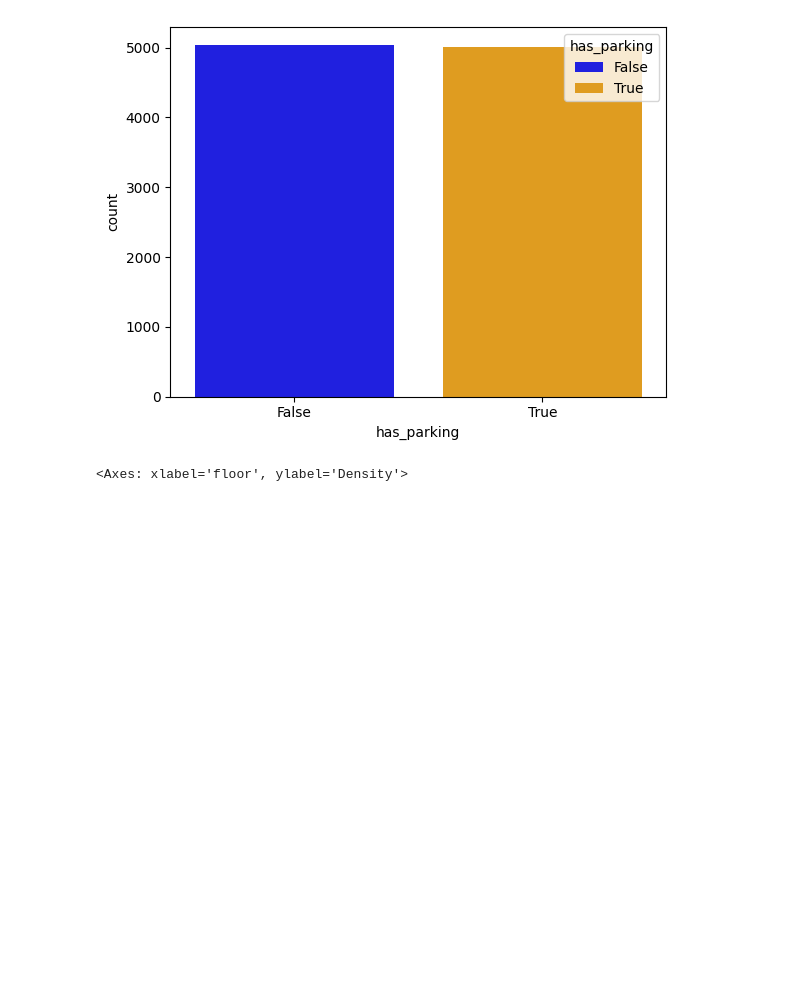
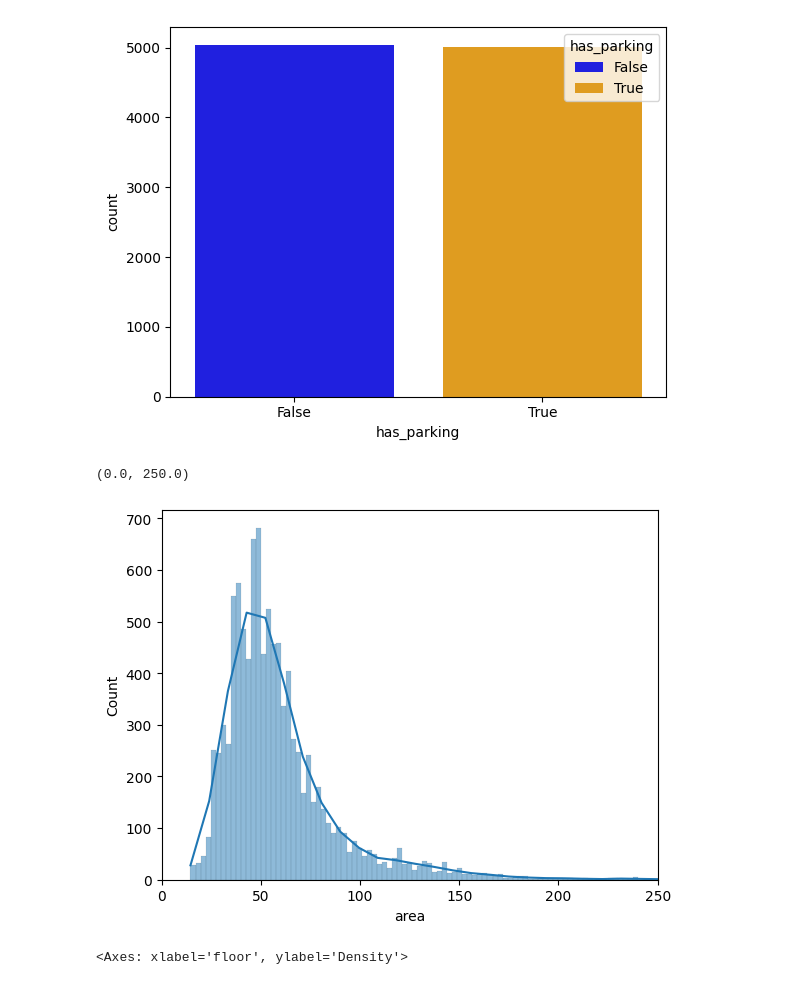
Before and after one commit to ThePhaseless/ProjectMAD, a Jupyter notebook: data_analysis.ipynb, the cells around one changed output. Drawn from its saved outputs; the diff is of its cells as text; code cells hidden in the pictures; blank space fills up the shorter version.

```diff
--- a/data_analysis.ipynb
+++ b/data_analysis.ipynb
@@ -79,6 +79,13 @@ sns.countplot(x = df["has_parking"], hue = df.has_parking, palette=["blue", "ora
 # %% [output]
 <Axes: xlabel='has_parking', ylabel='count'>
 [figure]
+# %%
+#Wizualizacja rozkładu powierzchni mieszkań
+sns.histplot(x= df.area, kde = True)
+mpl.xlim(0,250)
+# %% [output]
+(0.0, 250.0)
+[figure, added]
 # %%
 #Wizualizacja rozkładu pięter
 sns.kdeplot(x = df["floor"])
```
Also changed, not shown: parts of 4 cells of this notebook.
